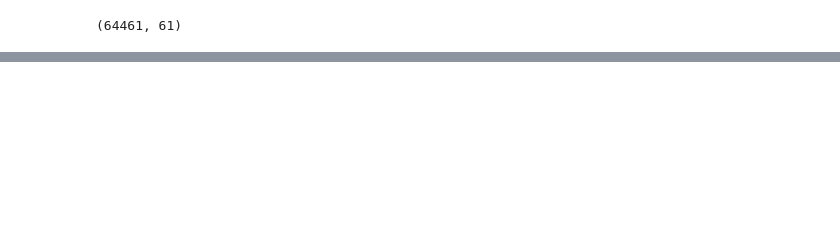
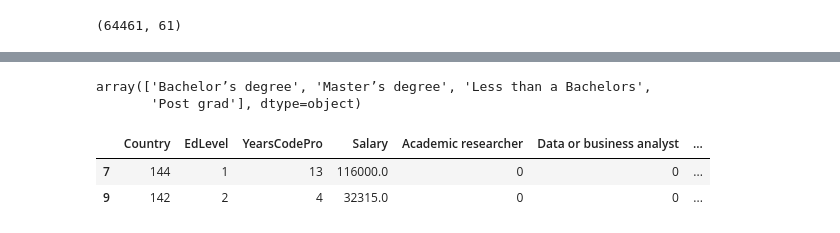
Before and after one commit to lmonferrari/fictional-winner, a Jupyter notebook: projeto1/main.ipynb, the cells around one changed output, grey strips where cells are left out. Drawn from its saved outputs; the diff is of its cells as text; code cells hidden in the pictures; blank space fills up the shorter version.

```diff
--- a/projeto1/main.ipynb
+++ b/projeto1/main.ipynb
@@ -27,0 +143,2 @@ df.head(2)
+# %%
+df_filtered = df_merged[df_merged['Salary'].between(5000, 250000)]
@@ -27,0 +169,10 @@ df.head(2)
+# %%
+# temos registros como texto, precisamos tratar
+
+mapeamento = {
+    "Less than 1 year": 0,
+    "More than 50 years": 51
+}
+df_filtered.loc[df_filtered.index, 'YearsCodePro'] = df_filtered['YearsCodePro'].map(mapeamento).fillna(df_filtered['YearsCodePro']).astype(int)
+
+df_filtered['YearsCodePro'].unique()
@@ -27,0 +198,35 @@ df.head(2)
+# %%
+# agrupando
+mapeamento = {
+    'Bachelor’s degree (B.A., B.S., B.Eng., etc.)': 'Bachelor’s degree',
+    'Master’s degree (M.A., M.S., M.Eng., MBA, etc.)' : 'Master’s degree',
+    'Professional degree (JD, MD, etc.)': 'Post grad',
+    'Other doctoral degree (Ph.D., Ed.D., etc.)': 'Post grad',
+}
+
+df_filtered.loc[df_filtered.index, 'EdLevel'] = df_filtered['EdLevel'].map(mapeamento).fillna('Less than a Bachelors')
+df_filtered['EdLevel'].unique()
+# %% [output]
+array(['Bachelor’s degree', 'Master’s degree', 'Less than a Bachelors',
+       'Post grad'], dtype=object)
+# %%
+# transformando em representação numérica
+
+ord_ed_level = OrdinalEncoder(categories=[
+    ['Less than a Bachelors',
+    'Bachelor’s degree',
+    'Master’s degree',
+    'Post grad']
+],  dtype=np.int8)
+
+df_filtered.loc[df_filtered.index, 'EdLevel'] = ord_ed_level.fit_transform(df_filtered[['EdLevel']])
+# %%
+# verificando os paises
+ord_country = OrdinalEncoder(dtype=np.int16)
+
+df_filtered.loc[df_filtered.index, 'Country'] = ord_country.fit_transform(df_filtered[['Country']])
+df_filtered.head(2)
+# %% [output]
+|  | Country | EdLevel | YearsCodePro | Salary | Academic researcher | Data or business analyst | ... |
+| 7 | 144 | 1 | 13 | 116000.0 | 0 | 0 | ... |
+| 9 | 142 | 2 | 4 | 32315.0 | 0 | 0 | ... |
```
Also changed, not shown: parts of 23 cells of this notebook.
